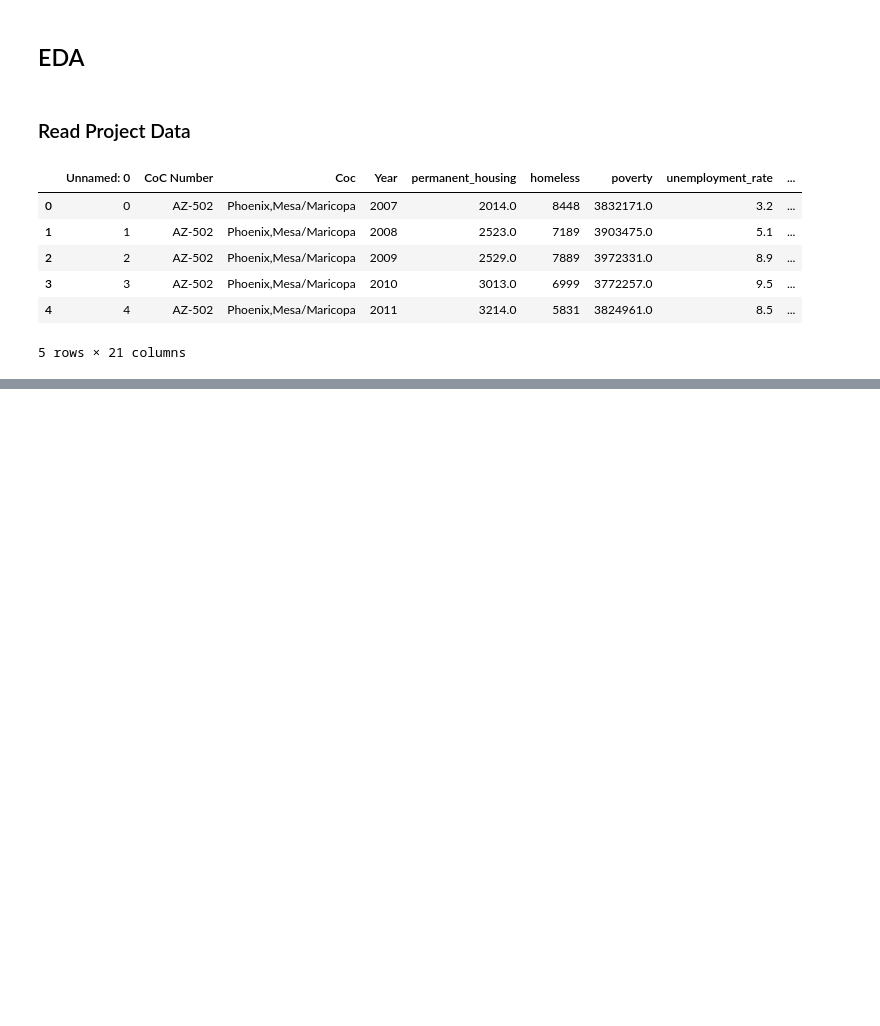
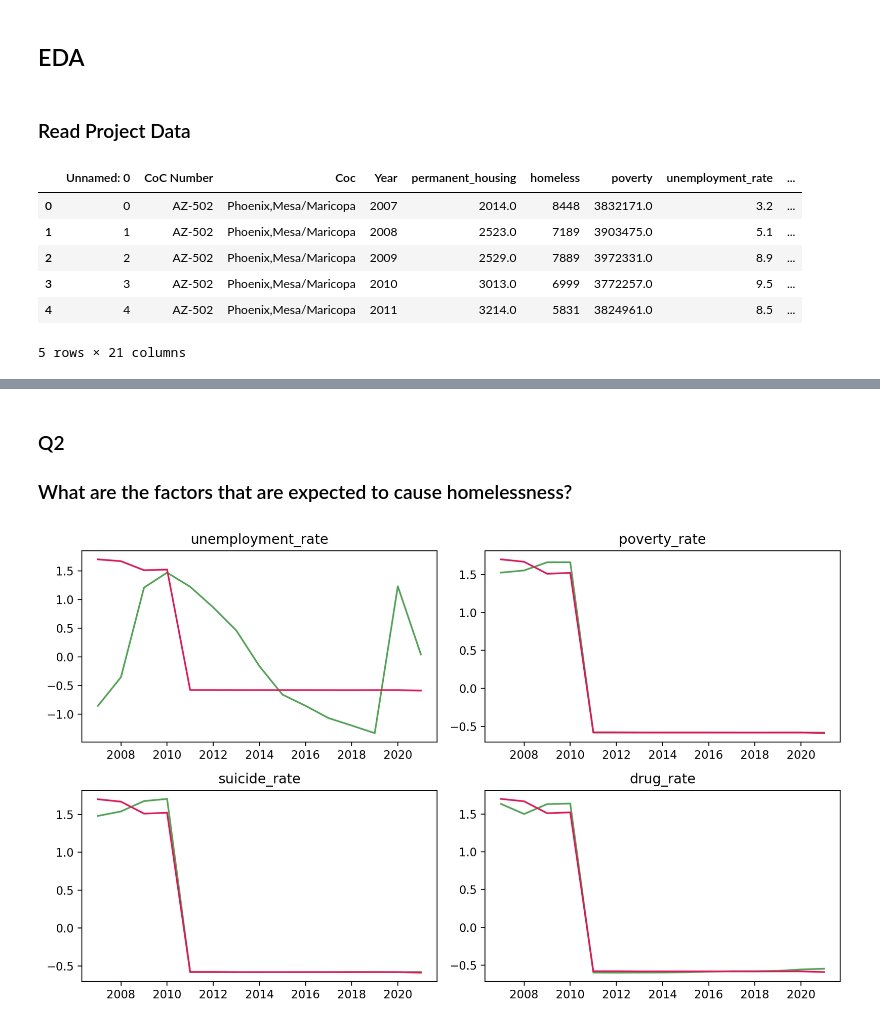
Before and after one commit to heath3rq/Python_Homelessness-Causal-Inference-Analysis, a Jupyter notebook: 30_results/eda.ipynb, the cells around one changed output, grey strips where cells are left out. Drawn from its saved outputs; the diff is of its cells as text; code cells hidden in the pictures; blank space fills up the shorter version.

```diff
--- a/30_results/eda.ipynb
+++ b/30_results/eda.ipynb
@@ -19,0 +91,29 @@ data.head()
+# %% [markdown]
+### Q2
+
+### What are the factors that are expected to cause homelessness?
+# %%
+homeless_grp_by = data.groupby(["Year"])["homeless_rate"].mean().reset_index()
+homeless_grp_by["scaled_homelessness"] = (
+    homeless_grp_by["homeless_rate"] - homeless_grp_by["homeless_rate"].mean()
+) / homeless_grp_by["homeless_rate"].std()
+homeless_data_year = homeless_grp_by["scaled_homelessness"].values.tolist()
+
+years = [i for i in range(2007, 2022)]
+
+factors = ["unemployment_rate", "poverty_rate", "suicide_rate", "drug_rate"]
+fig, axs = plt.subplots(2, 2, figsize=(10, 6))
+
+# group_by
+for i, factor in enumerate(factors):
+    tmp_grp_by = data.groupby(["Year"])[factor].mean().reset_index()
+    tmp_grp_by["scaled_col"] = (tmp_grp_by[factor] - tmp_grp_by[factor].mean())/tmp_grp_by[factor].std()
+    tmp_factor = tmp_grp_by["scaled_col"].values.tolist()
+    axs[i // 2, i % 2].plot(years, tmp_factor, color="#55A259")
+    axs[i // 2, i % 2].plot(years, homeless_data_year, color="#D81E5B")
+    axs[i // 2, i % 2].set_title(factor)
+
+plt.tight_layout()
+plt.show()
+# %% [output]
+[figure, added]
```
Also changed, not shown: parts of 13 cells of this notebook.
